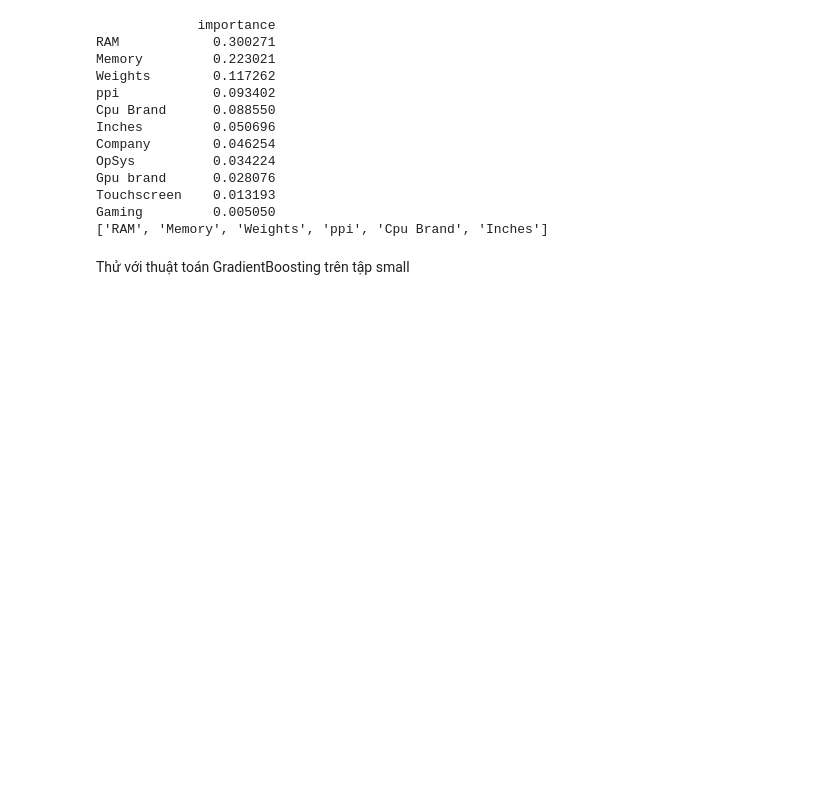
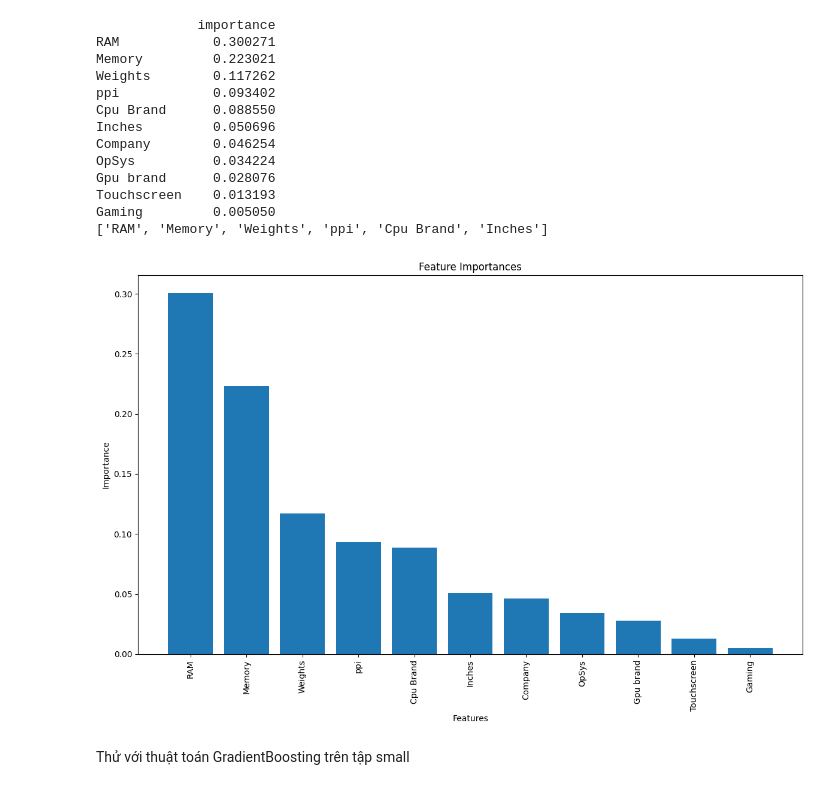
Before and after one commit to NhatChu-2002/Laptop-price-predictor, a Jupyter notebook: model.ipynb, the cells around one changed output. Drawn from its saved outputs; the diff is of its cells as text; code cells hidden in the pictures; blank space fills up the shorter version.

```diff
--- a/model.ipynb
+++ b/model.ipynb
@@ -746,0 +903,18 @@ X_big['Gpu brand'] = le.fit_transform(X_big['Gpu brand'])
+# %%
+
+model.fit(X_train_b_temp, y_train_b)
+y_pred_val_b = model.predict(X_val_b_temp)
+y_pred_test_b = model.predict(X_test_b_temp)
+
+
+print("R2 score on test set:", r2_score(y_test_b,y_pred_test_b))
+
+print("R2 score on validation set:", r2_score(y_val_b,y_pred_val_b))
+
+print('Mean Squared Error test:', mean_squared_error(y_test_b, y_pred_test_b))
+
+print('Mean Squared Error validation:', mean_squared_error(y_val_b, y_pred_val_b))
+
+print('MAE test:',mean_absolute_error(y_test_b,y_pred_test_b))
+
+print('MAE val:',mean_absolute_error(y_val_b,y_pred_val_b))
@@ -819,6 +1000,17 @@ Gpu brand      0.028076
 Touchscreen    0.013193
 Gaming         0.005050
 ['RAM', 'Memory', 'Weights', 'ppi', 'Cpu Brand', 'Inches']
+# %%
+plt.figure(figsize=(12, 8))
+plt.bar(feature_importances2.index, feature_importances2['importance'])
+plt.xlabel('Features')
+plt.ylabel('Importance')
+plt.title('Feature Importances')
+plt.xticks(rotation=90)
+plt.tight_layout()
+plt.show()
+# %% [output]
+[figure, added]
 # %% [markdown]
 Thử với thuật toán GradientBoosting trên tập small
 # %%
```
Also changed, not shown: parts of 30 cells of this notebook, 1 other file.
